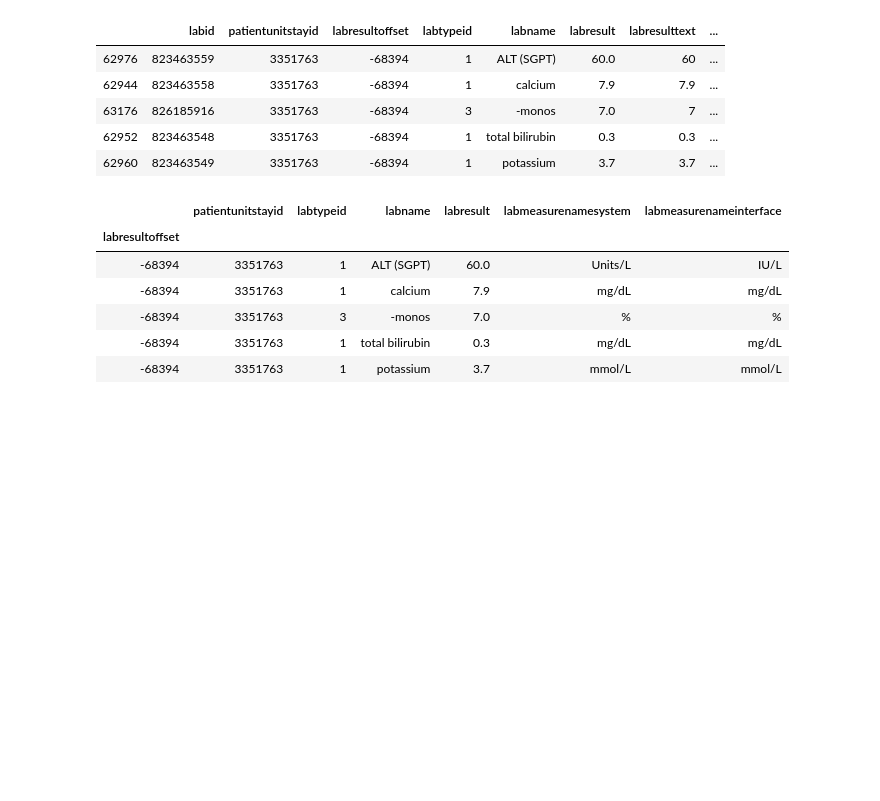
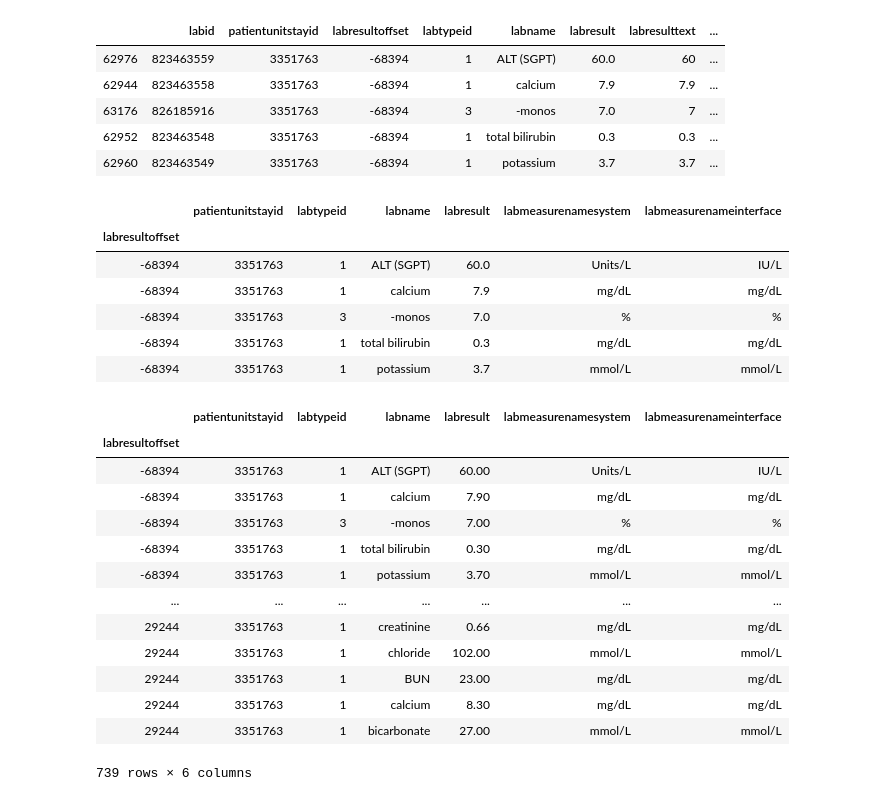
Before and after one commit to StallionsProject/SepsisPrediction, a Jupyter notebook: Jupyter Notebooks/patient-timeseries.ipynb, the cells around one changed output. Saved outputs shown, nothing was run; the diff lists cells and outputs as text; code cells hidden in the pictures; blank space fills up the shorter version.

Commit message:
[UPDATE] pulling data into patient matrix

```diff
--- a/Jupyter Notebooks/patient-timeseries.ipynb
+++ b/Jupyter Notebooks/patient-timeseries.ipynb
@@ -155,3 +155,22 @@ lab.head()
 | -68394 | 3351763 | 3 | -monos | 7.0 | % | % |
 | -68394 | 3351763 | 1 | total bilirubin | 0.3 | mg/dL | mg/dL |
 | -68394 | 3351763 | 1 | potassium | 3.7 | mmol/L | mmol/L |
+# %%
+lab['patientunitstayid'] = lab['patientunitstayid'].astype(str)
+# %%
+lab.loc[(lab['patientunitstayid'].str.contains("3351763"))]
+# %% [output]
+|  | patientunitstayid | labtypeid | labname | labresult | labmeasurenamesystem | labmeasurenameinterface |
+| labresultoffset |  |  |  |  |  |  |
+| -68394 | 3351763 | 1 | ALT (SGPT) | 60.00 | Units/L | IU/L |
+| -68394 | 3351763 | 1 | calcium | 7.90 | mg/dL | mg/dL |
+| -68394 | 3351763 | 3 | -monos | 7.00 | % | % |
+| -68394 | 3351763 | 1 | total bilirubin | 0.30 | mg/dL | mg/dL |
+| -68394 | 3351763 | 1 | potassium | 3.70 | mmol/L | mmol/L |
+| ... | ... | ... | ... | ... | ... | ... |
+| 29244 | 3351763 | 1 | creatinine | 0.66 | mg/dL | mg/dL |
+| 29244 | 3351763 | 1 | chloride | 102.00 | mmol/L | mmol/L |
+| 29244 | 3351763 | 1 | BUN | 23.00 | mg/dL | mg/dL |
+| 29244 | 3351763 | 1 | calcium | 8.30 | mg/dL | mg/dL |
+| 29244 | 3351763 | 1 | bicarbonate | 27.00 | mmol/L | mmol/L |
+739 rows × 6 columns
```
